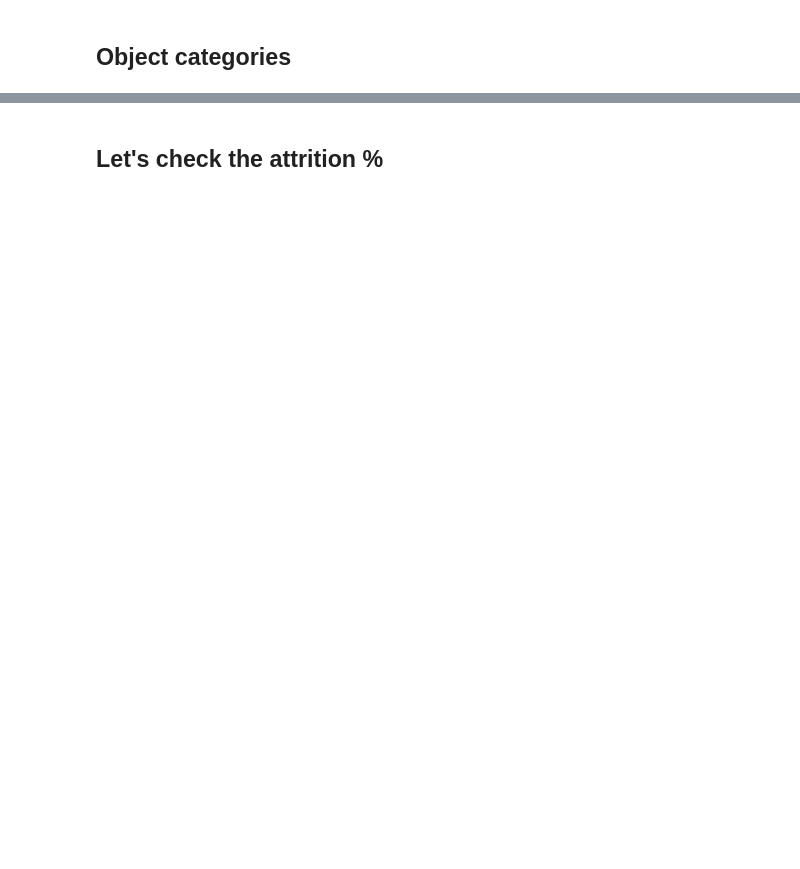
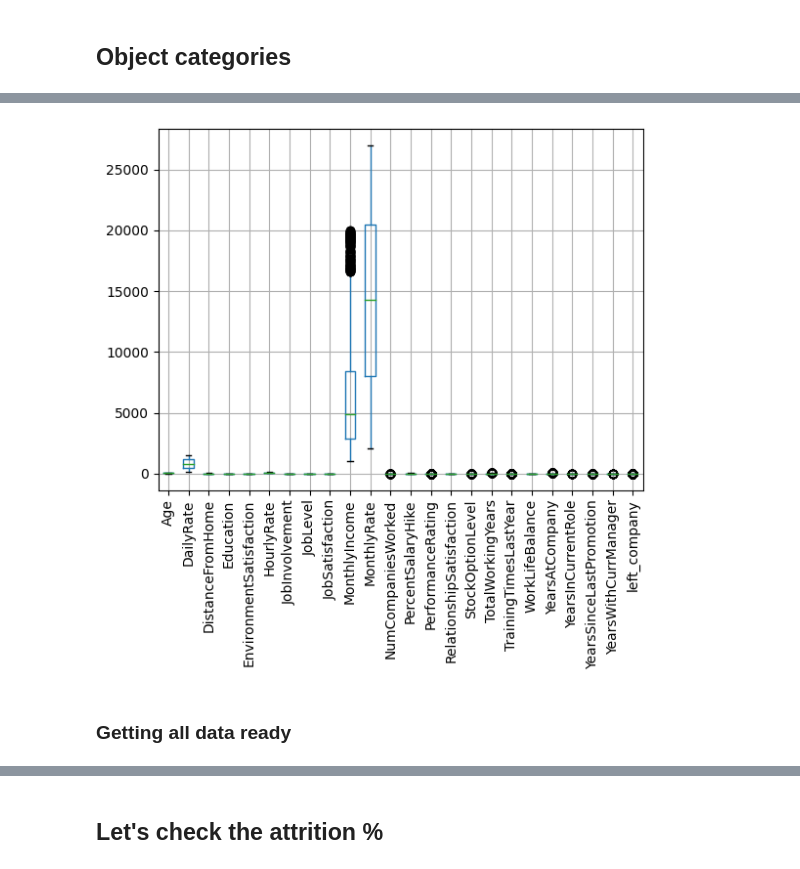
Before and after one commit to Ivansantamariaknx/portfolio, a Jupyter notebook: Human resources Analysis/Data analysis.ipynb, the cells around one changed output, grey strips where cells are left out. Cells and saved outputs as stored; diff of their text form; code cells hidden in the pictures; blank space fills up the shorter version.

```diff
--- a/Human resources Analysis/Data analysis.ipynb
+++ b/Human resources Analysis/Data analysis.ipynb
@@ -95,0 +151,8 @@ NameError: name 'Over18' is not defined
+# %%
+numerical_col.boxplot()
+plt.xticks(rotation=90)
+plt.show()
+# %% [output]
+[figure, added]
+# %% [markdown]
+### Getting all data ready
```
Also changed, not shown: parts of 30 cells of this notebook, 7 other files.
